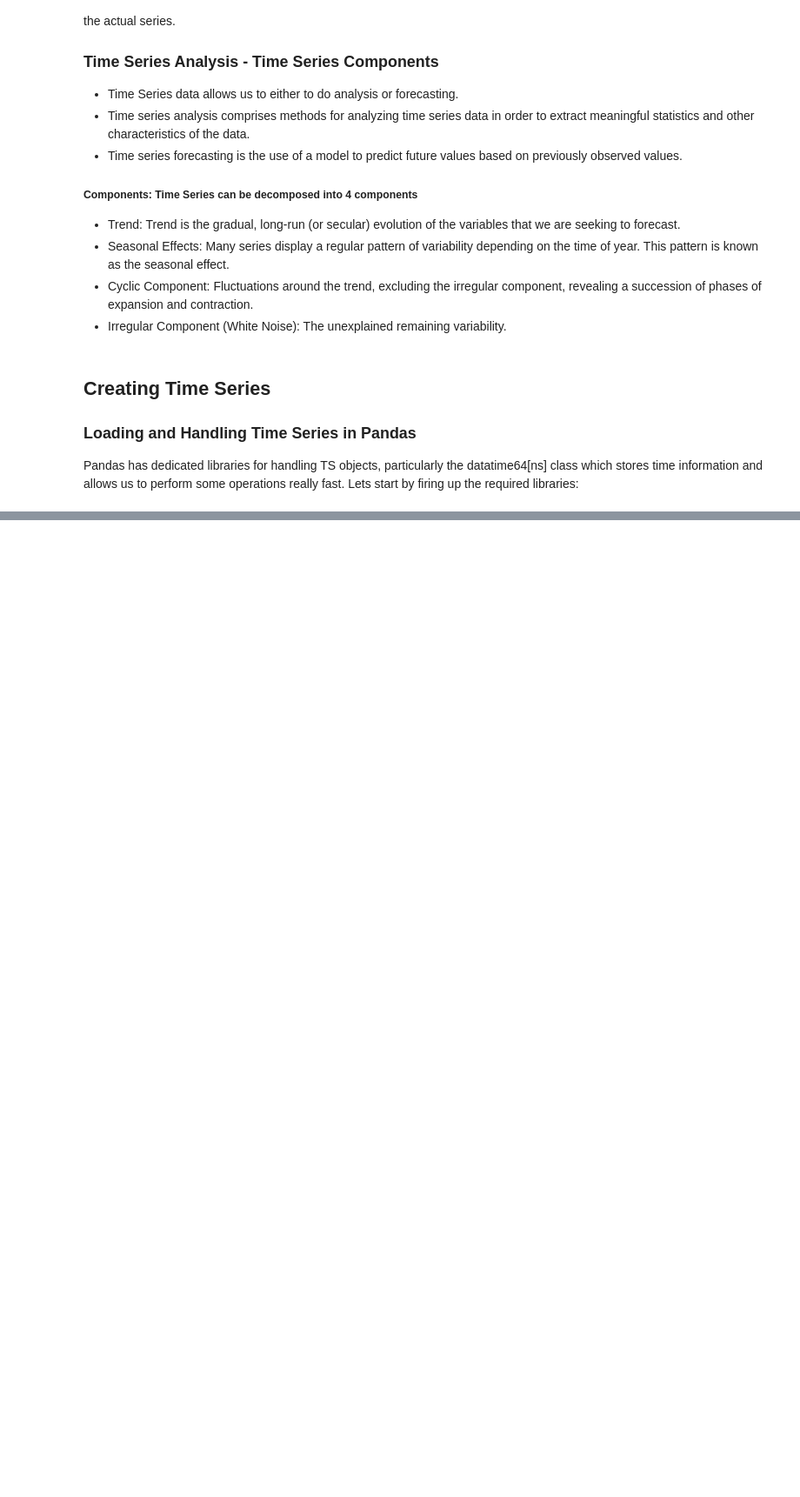
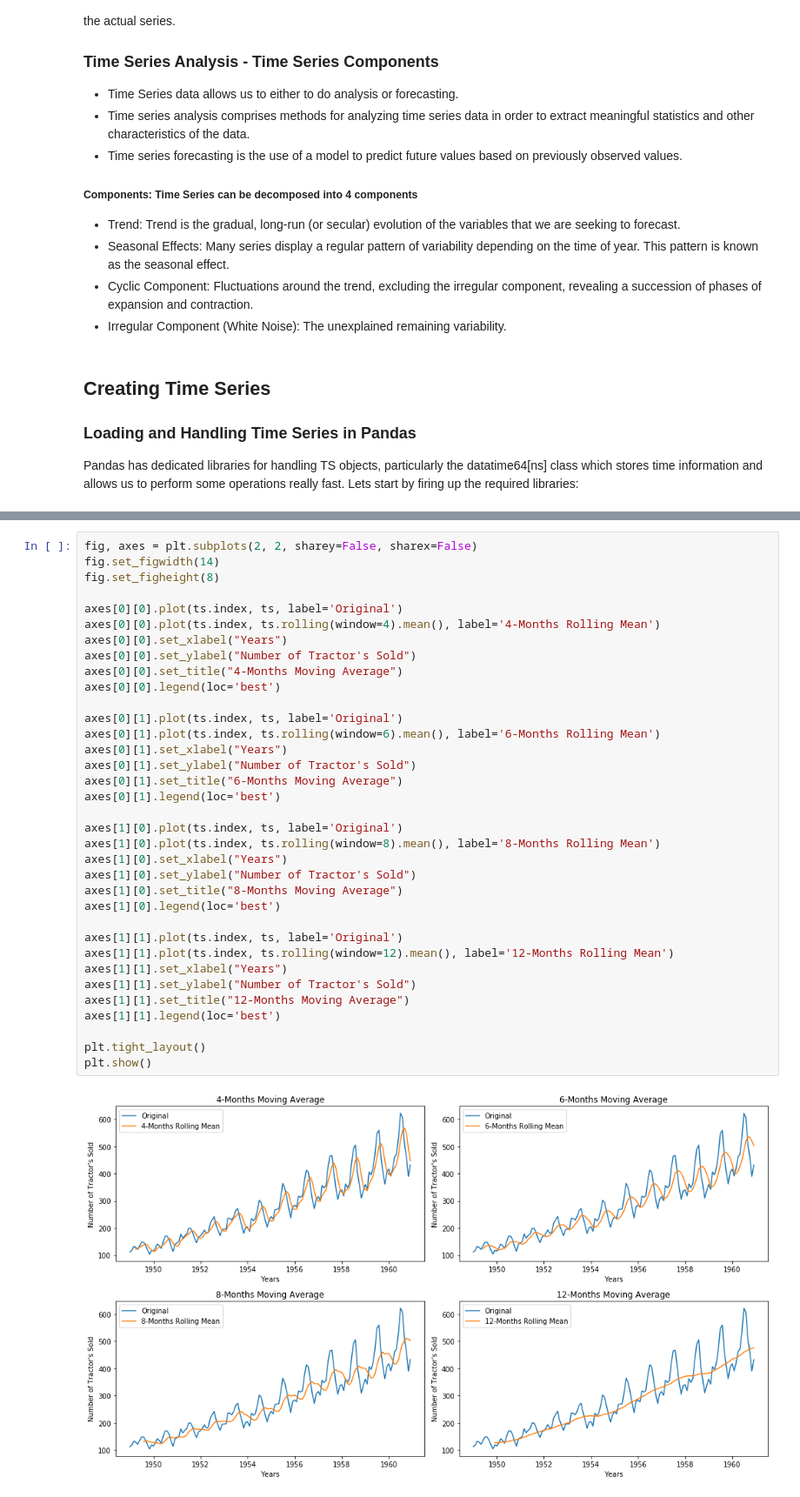
Before and after one commit to mkmritunjay/machineLearning, a Jupyter notebook: ARIMA.ipynb, the cells around one changed output, grey strips where cells are left out. Shown at 87% size. Saved outputs shown, nothing was run; the diff lists cells and outputs as text; blank space fills up the shorter version.

```diff
--- a/ARIMA.ipynb
+++ b/ARIMA.ipynb
@@ -57,0 +265,37 @@ Pandas has dedicated libraries for handling TS objects, particularly the datatim
+# %%
+fig, axes = plt.subplots(2, 2, sharey=False, sharex=False)
+fig.set_figwidth(14)
+fig.set_figheight(8)
+
+axes[0][0].plot(ts.index, ts, label='Original')
+axes[0][0].plot(ts.index, ts.rolling(window=4).mean(), label='4-Months Rolling Mean')
+axes[0][0].set_xlabel("Years")
+axes[0][0].set_ylabel("Number of Tractor's Sold")
+axes[0][0].set_title("4-Months Moving Average")
+axes[0][0].legend(loc='best')
+
+axes[0][1].plot(ts.index, ts, label='Original')
+axes[0][1].plot(ts.index, ts.rolling(window=6).mean(), label='6-Months Rolling Mean')
+axes[0][1].set_xlabel("Years")
+axes[0][1].set_ylabel("Number of Tractor's Sold")
+axes[0][1].set_title("6-Months Moving Average")
+axes[0][1].legend(loc='best')
+
+axes[1][0].plot(ts.index, ts, label='Original')
+axes[1][0].plot(ts.index, ts.rolling(window=8).mean(), label='8-Months Rolling Mean')
+axes[1][0].set_xlabel("Years")
+axes[1][0].set_ylabel("Number of Tractor's Sold")
+axes[1][0].set_title("8-Months Moving Average")
+axes[1][0].legend(loc='best')
+
+axes[1][1].plot(ts.index, ts, label='Original')
+axes[1][1].plot(ts.index, ts.rolling(window=12).mean(), label='12-Months Rolling Mean')
+axes[1][1].set_xlabel("Years")
+axes[1][1].set_ylabel("Number of Tractor's Sold")
+axes[1][1].set_title("12-Months Moving Average")
+axes[1][1].legend(loc='best')
+
+plt.tight_layout()
+plt.show()
+# %% [output]
+[figure, added]
```
Also changed, not shown: parts of 37 cells of this notebook.
